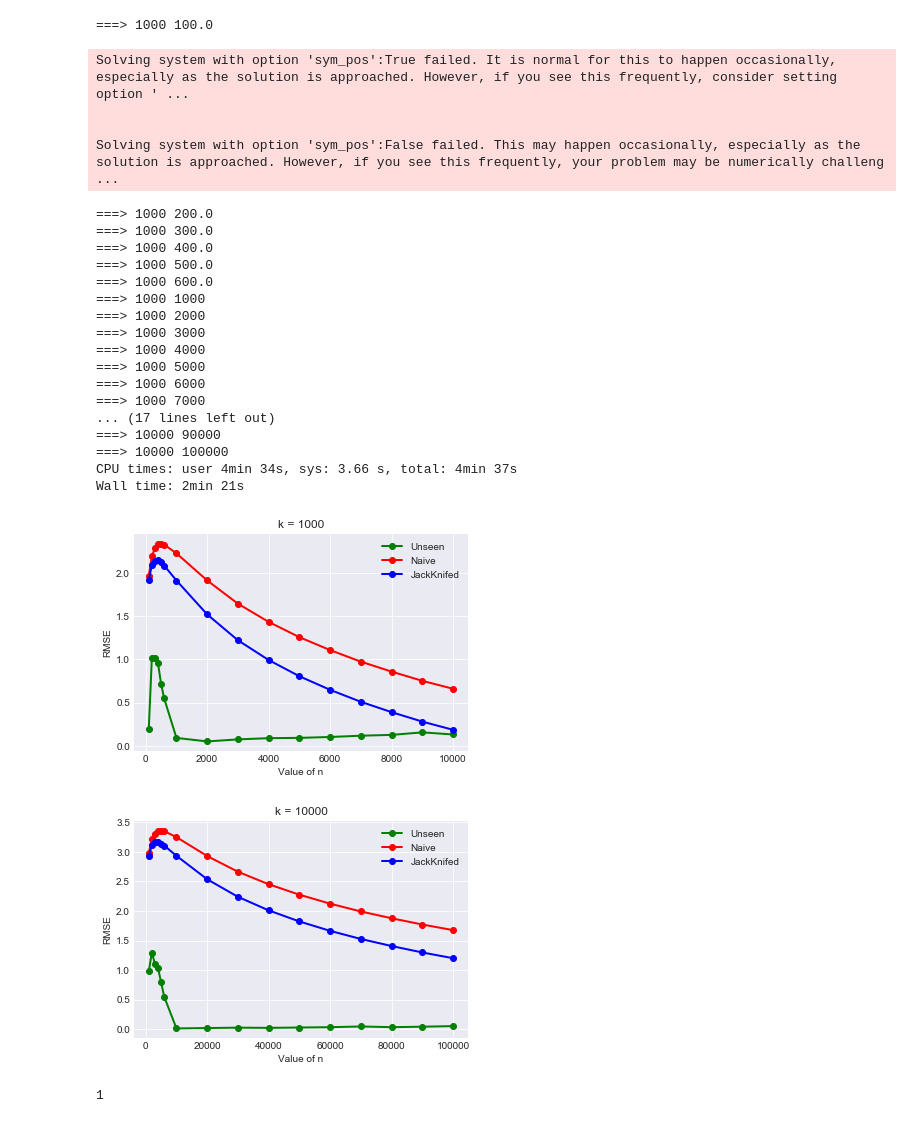
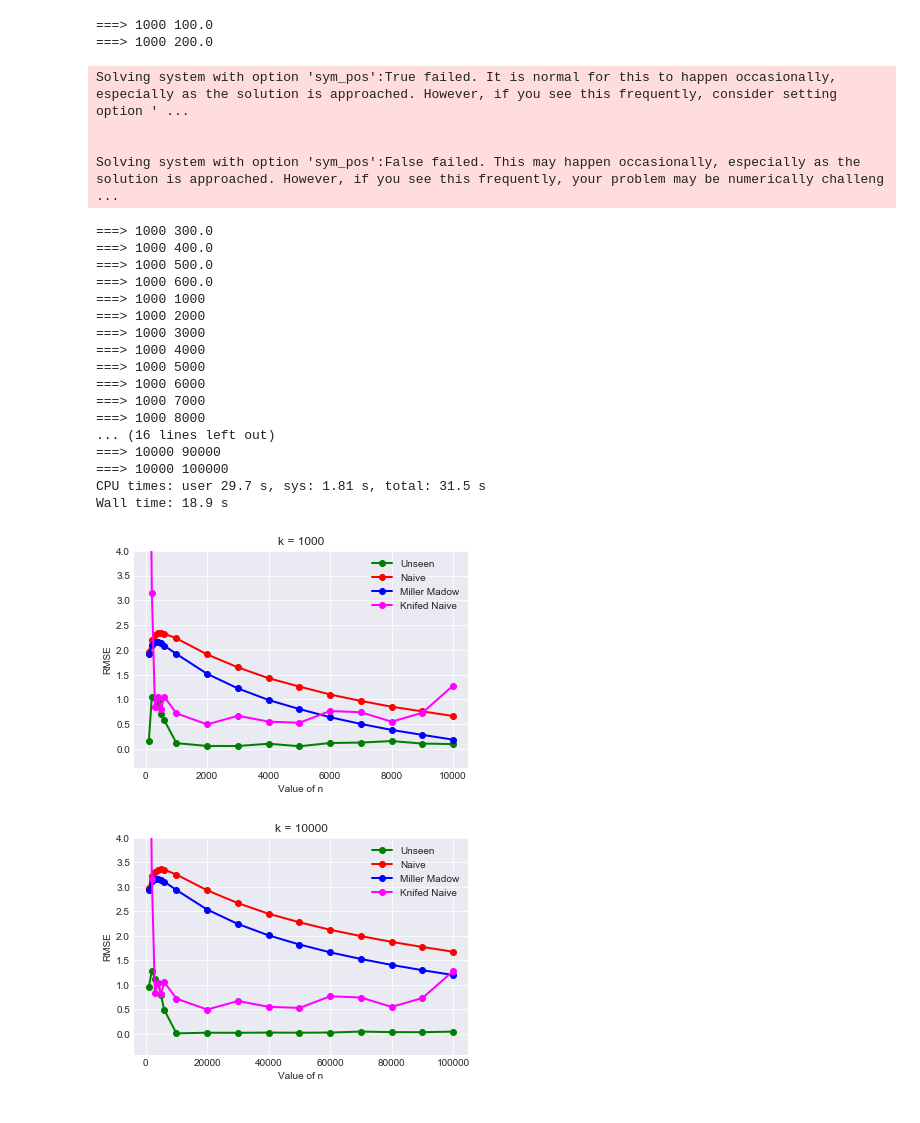
Before and after one commit to rkya/EstimatingTheUnseen, a Jupyter notebook: EstimatingTheUnseen.ipynb, the cells around one changed output. Saved outputs shown, nothing was run; the diff lists cells and outputs as text; code cells hidden in the pictures.

```diff
--- a/EstimatingTheUnseen.ipynb
+++ b/EstimatingTheUnseen.ipynb
@@ -413,21 +413,29 @@ def entropy_estC(f, gridFactor = 1.05):
 # %%
 %%time
 
+def naiveEstimator(f):
+    empiricalEntropy = 0
+    for i in range (0, len(f)):
+        empiricalEntropy -= f[i] * (i + 1) / k * math.log((i + 1) / k, 2)
+    return empiricalEntropy
+
 plot_data = {}
-
+gridFactor = 1.1
 for k in [1000, 10000]:
     n_list = [k/10,2 * k/10,3 * k/10, 4*k/10, 5*k/10, 6*k/10, k, 2*k, 3*k, 4*k, 5*k, 6*k, 7*k, 8*k, 9*k, 10*k]
 
     rmse = []
     n_rmse = []
-    jk_rmse = []
+    mm_rmse = []
+    kn_rmse = []
     for n in n_list:
 
         t_ent = []
         pred = []
         n_pred = []
-        jk_pred = []
-        for z in range(0, 50):
+        mm_pred = []
+        kn_pred = []
+        for z in range(0, 10):
 
             sample = []
             for x in range(0, int(k)):
@@ -435,14 +443,20 @@ for k in [1000, 10000]:
             f = makeFingerPrint(sample)
             h, x = unseen(f)
             trueEntropy = math.log(n)
-            empiricalEntropy = 0
             sum_f = 0
             for i in range (0, len(f)):
-                empiricalEntropy -= f[i] * (i + 1) / k * math.log((i + 1) / k, 2)
                 sum_f = sum_f + f[i]
 
-            #jack_knife
-            jKnife_entropy = empiricalEntropy - (sum_f - 1) / 2 / k
+            empiricalEntropy = naiveEstimator(f)
+            #miller_madow
+            millerMadow_entropy = empiricalEntropy - (sum_f - 1) / 2 / k
+
+            sumHnaiveF = 0
+            for j in range(0, len(f)):
+                temp = f.pop(j)
+                sumHnaiveF += naiveEstimator(f)
+                f.insert(j, temp)
+            knifed = len(f) * empiricalEntropy - (k-1)/k * sumHnaiveF * gridFactor
 
             estimatedEntropy = 0
             if x is not None:
@@ -454,20 +468,22 @@ for k in [1000, 10000]:
             t_ent.append(trueEntropy)
             pred.append(e2)
             n_pred.append(empiricalEntropy)
-            jk_pred.append(jKnife_entropy)
+            mm_pred.append(millerMadow_entropy)
+            kn_pred.append(knifed)
 
         rmse.append(mean_absolute_error(t_ent, pred))
         n_rmse.append(mean_absolute_error(t_ent, n_pred))
-        jk_rmse.append(mean_absolute_error(t_ent, jk_pred))
+        mm_rmse.append(mean_absolute_error(t_ent, mm_pred))
+        kn_rmse.append(mean_absolute_error(t_ent, kn_pred))
         print("===>", k, n)
-    plot_data[k] = {'n_list': n_list, 'rmse': rmse, 'n_rmse' : n_rmse, 'jk_rmse' : jk_rmse}
+    plot_data[k] = {'n_list': n_list, 'rmse': rmse, 'n_rmse' : n_rmse, 'mm_rmse' : mm_rmse, 'kn_rmse' : kn_rmse}
 # %% [output]
 ===> 1000 100.0
+===> 1000 200.0
 Solving system with option 'sym_pos':True failed. It is normal for this to happen occasionally, especially as the solution is approached. However, if you see this frequently, consider setting option ' ...
 
 
 Solving system with option 'sym_pos':False failed. This may happen occasionally, especially as the solution is approached. However, if you see this frequently, your problem may be numerically challeng ...
-===> 1000 200.0
 ===> 1000 300.0
 ===> 1000 400.0
 ===> 1000 500.0
@@ -479,31 +495,29 @@ Solving system with option 'sym_pos':False failed. This may happen occasionally,
 ===> 1000 5000
 ===> 1000 6000
 ===> 1000 7000
-... (17 lines left out)
+===> 1000 8000
+... (16 lines left out)
 ===> 10000 90000
 ===> 10000 100000
-CPU times: user 4min 34s, sys: 3.66 s, total: 4min 37s
-Wall time: 2min 21s
+CPU times: user 29.7 s, sys: 1.81 s, total: 31.5 s
+Wall time: 18.9 s
 # %%
 for k in plot_data.keys():
     n_list = plot_data[k]['n_list']
     rmse = plot_data[k]['rmse']
     n_rmse = plot_data[k]['n_rmse']
-    jk_rmse = plot_data[k]['jk_rmse']
+    mm_rmse = plot_data[k]['mm_rmse']
     plt.style.use('seaborn-darkgrid')
     plt.title("k = " + str(k))
     plt.plot( n_list, rmse, marker='o', color='green', linewidth=2, label='Unseen')
     plt.plot( n_list, n_rmse, marker='o', color='red', linewidth=2, label='Naive')
-    plt.plot( n_list, jk_rmse, marker='o', color='blue', linewidth=2, label='JackKnifed')
-    #plt.ylim(top=1.5)
+    plt.plot( n_list, mm_rmse, marker='o', color='blue', linewidth=2, label='Miller Madow')
+    plt.plot( n_list, kn_rmse, marker='o', color='magenta', linewidth=2, label='Knifed Naive')
+    plt.ylim(top=4)
     plt.ylabel('RMSE')
     plt.xlabel('Value of n')
     plt.legend()
     plt.show()
 # %% [output]
-[figure, old version]
+[figure, new version]
-[figure, old version]
+[figure, new version]
-# %%
-abs(-1)
-# %% [output]
-1
```
Also changed, not shown: 1 other file.
